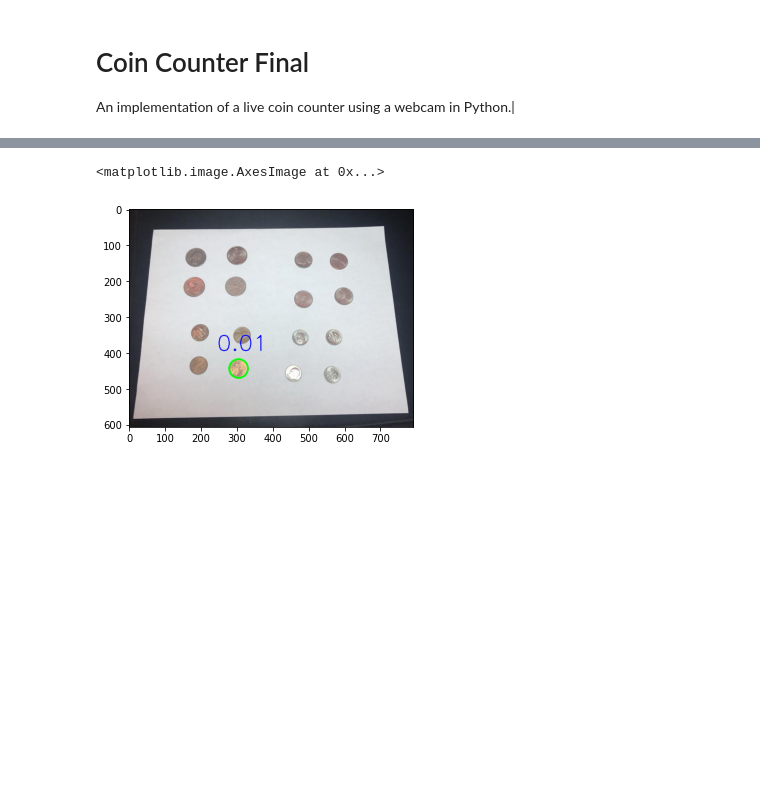
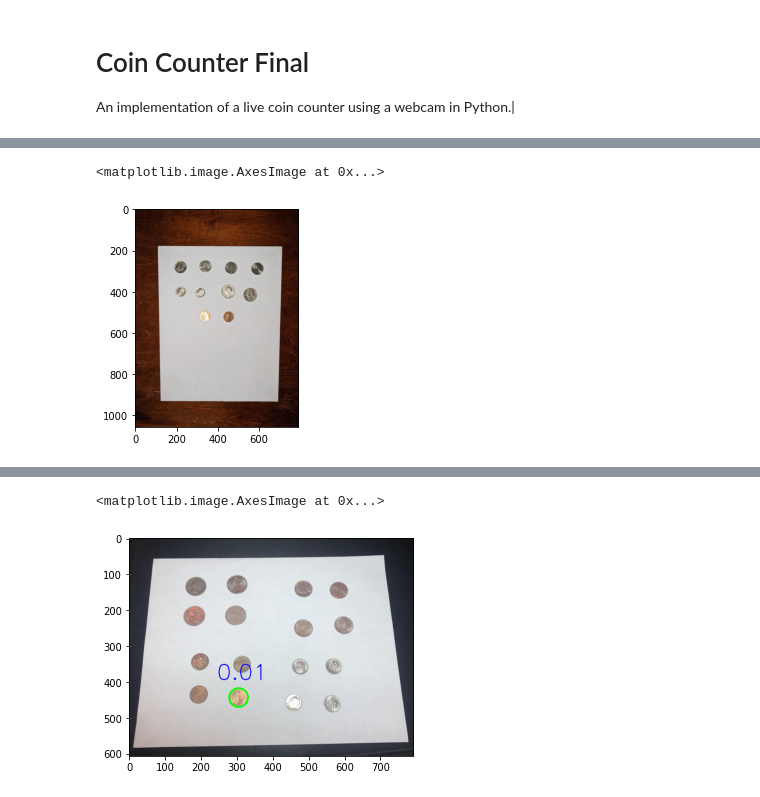
Before and after one commit to MrTsfree/Coin-Counter, a Jupyter notebook: counter.ipynb, the cells around one changed output, grey strips where cells are left out. Saved outputs shown, nothing was run; the diff lists cells and outputs as text; code cells hidden in the pictures; blank space fills up the shorter version.

```diff
--- a/counter.ipynb
+++ b/counter.ipynb
@@ -15,6 +17,9 @@ plt.gray();
 # %%
-im = io.imread('coins_paper.jpg')
+im = io.imread('coins_with_flash.jpg')
 plt.imshow(im)
+# %% [output]
+<matplotlib.image.AxesImage at 0x...>
+[figure, added]
 # %%
 def nonzero(x):
     """
```
Also changed, not shown: parts of 3 cells of this notebook, 2 other files.
